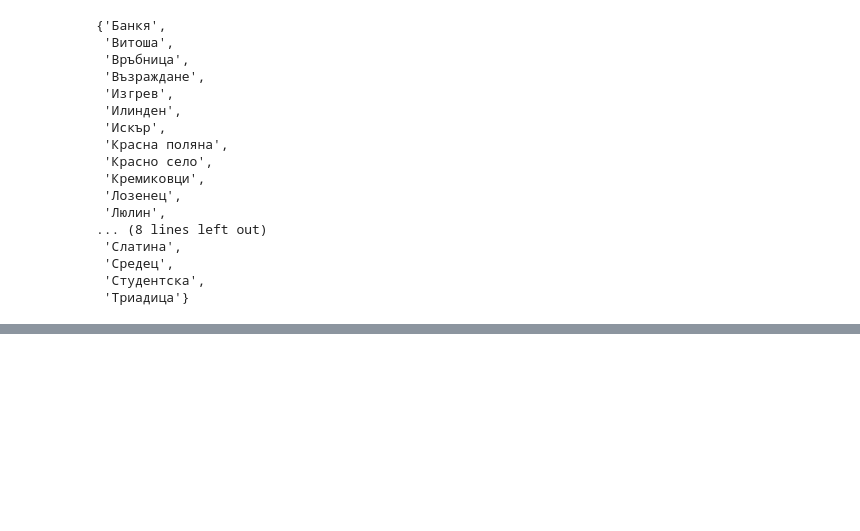
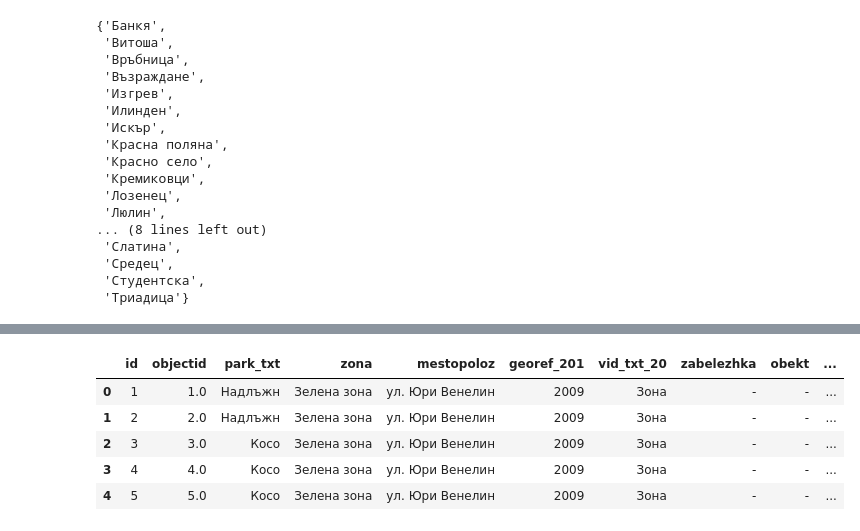
Before and after one commit to Andrii-Ostapchuk/sofia_housing_districts_analysis, a Jupyter notebook: src/exploration/district_mappin.ipynb, the cells around one changed output, grey strips where cells are left out. Cells and saved outputs as stored; diff of their text form; code cells hidden in the pictures; blank space fills up the shorter version.

```diff
--- a/src/exploration/district_mappin.ipynb
+++ b/src/exploration/district_mappin.ipynb
@@ -77,0 +102,11 @@ schools_accessibility.head()
+# %%
+parking_accessibility = gpd.read_file(folder + r'\parkomesta_25_cgm_20200900.geojson')
+
+parking_accessibility.head()
+# %% [output]
+|  | id | objectid | park_txt | zona | mestopoloz | georef_201 | vid_txt_20 | zabelezhka | obekt | ... |
+| 0 | 1 | 1.0 | Надлъжн | Зелена зона | ул. Юри Венелин | 2009 | Зона | - | - | ... |
+| 1 | 2 | 2.0 | Надлъжн | Зелена зона | ул. Юри Венелин | 2009 | Зона | - | - | ... |
+| 2 | 3 | 3.0 | Косо | Зелена зона | ул. Юри Венелин | 2009 | Зона | - | - | ... |
+| 3 | 4 | 4.0 | Косо | Зелена зона | ул. Юри Венелин | 2009 | Зона | - | - | ... |
+| 4 | 5 | 5.0 | Косо | Зелена зона | ул. Юри Венелин | 2009 | Зона | - | - | ... |
```
Also changed, not shown: parts of 6 cells of this notebook, 3 other files.
